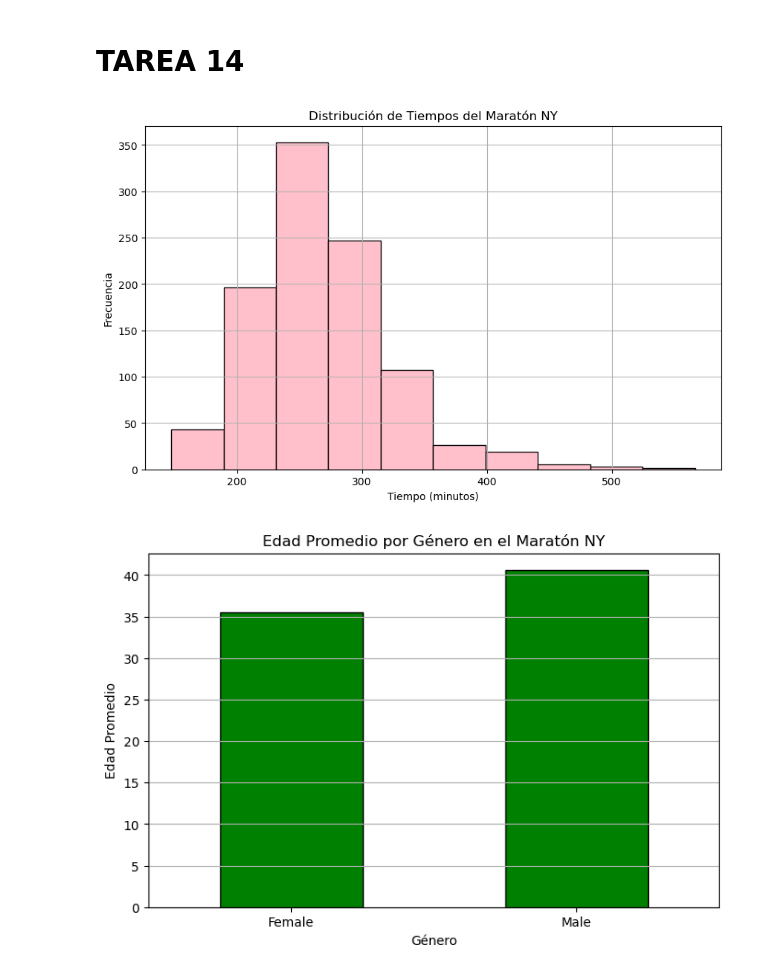
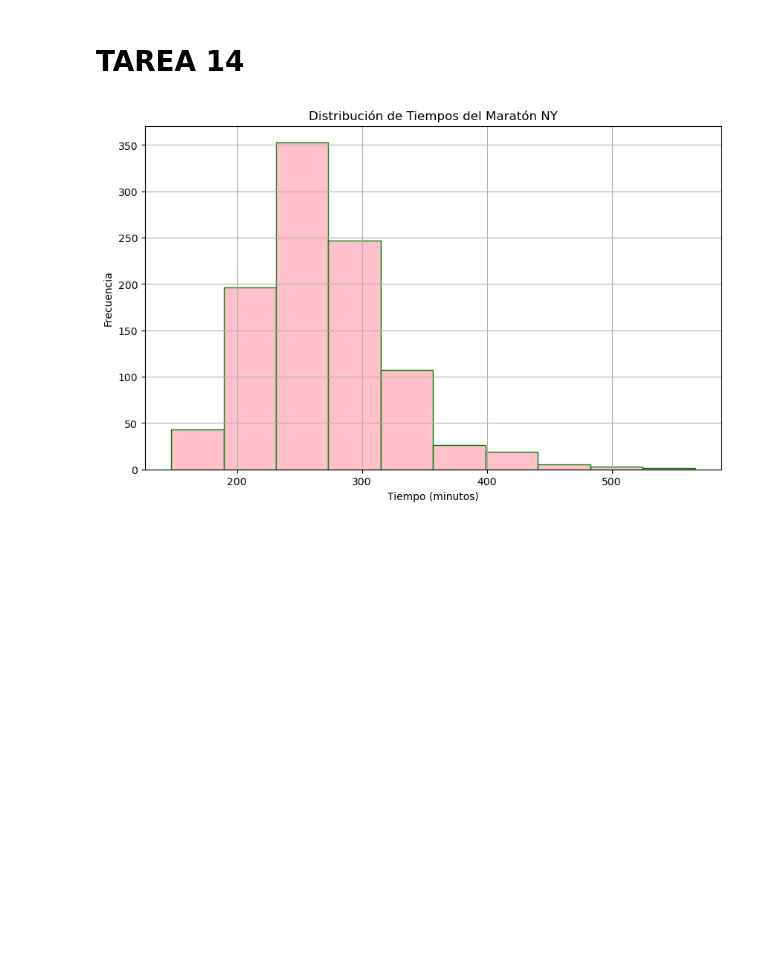
Before and after one commit to AbGamas/Tarea_14_repositorio, a Jupyter notebook: Tarea_14/tarea_14.ipynb, the cells around one changed output. Cells and saved outputs as stored; diff of their text form; code cells hidden in the pictures; blank space fills up the shorter version.

```diff
--- a/Tarea_14/tarea_14.ipynb
+++ b/Tarea_14/tarea_14.ipynb
@@ -108,31 +108,18 @@ plt.show()
 # %%
 ############################ AQUÍ EMPIEZA LA TAREA 14 ################################
 
 # Conectar a la base de datos y cargar datos
 conn = sqlite3.connect('DB_Propia.db')
 df = pd.read_sql_query('SELECT * FROM MaratonNY', conn)
 conn.close()
 
 # 1. Histograma de tiempos (`time`)
 plt.figure(figsize=(10, 6))
-plt.hist(df['time'], bins=10, color='pink', edgecolor='black')
+plt.hist(df['time'], bins=10, color='pink', edgecolor='green')
 plt.title('Distribución de Tiempos del Maratón NY')
 plt.xlabel('Tiempo (minutos)')
 plt.ylabel('Frecuencia')
 plt.grid(True)
 plt.show()
-
-# 2. Gráfico de barras para la edad promedio por género (`gender` y `age`)
-df_grouped = df.groupby('gender')['age'].mean()
-
-plt.figure(figsize=(8, 5))
-df_grouped.plot(kind='bar', color='green', edgecolor='black')
-plt.title('Edad Promedio por Género en el Maratón NY')
-plt.xlabel('Género')
-plt.ylabel('Edad Promedio')
-plt.xticks(rotation=0)
-plt.grid(axis='y')
-plt.show()
 # %% [output]
-[figure, old version]
+[figure, new version]
-[figure, removed]
```
